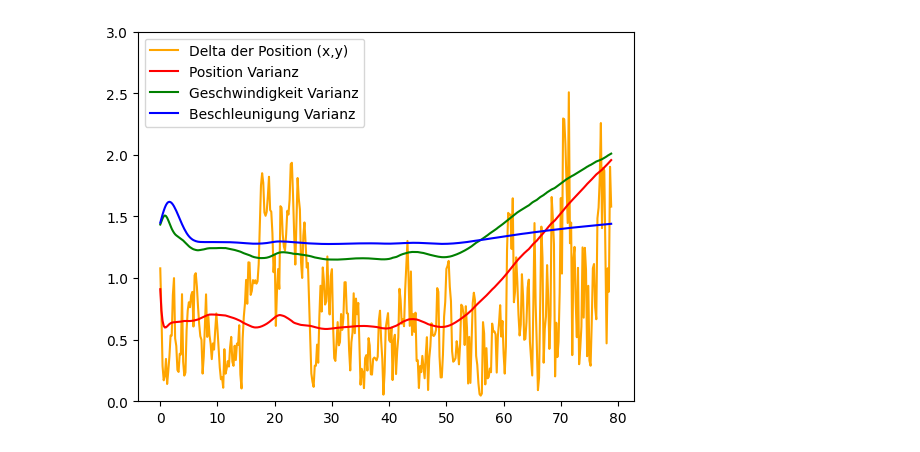
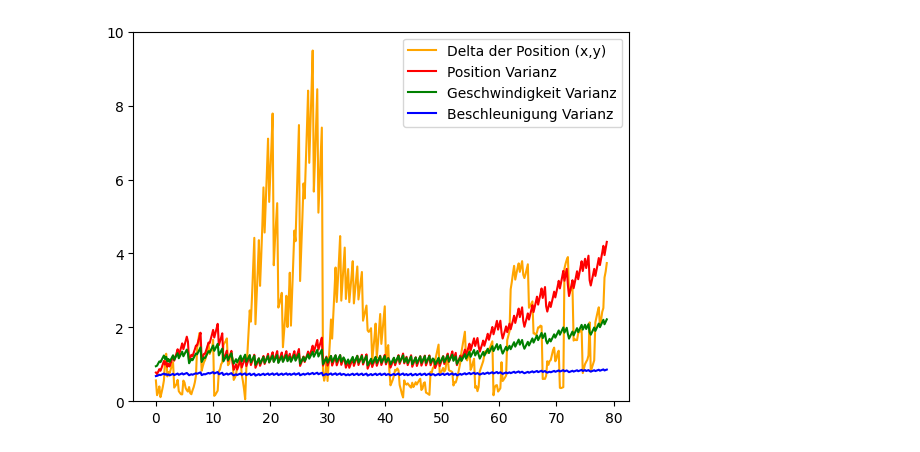
Before and after one commit to tkex/kalman-beacon, a Jupyter notebook: __PythonPrototyping__/UKF/UKF-02-Distanz-Implementierung.ipynb, the cells around one changed output. Cells and saved outputs as stored; diff of their text form; code cells hidden in the pictures.

```diff
--- a/__PythonPrototyping__/UKF/UKF-02-Distanz-Implementierung.ipynb
+++ b/__PythonPrototyping__/UKF/UKF-02-Distanz-Implementierung.ipynb
@@ -1,8 +1,26 @@
 # %%
 import pandas as pd
 
+dT = 0.1  # 10 hz => 100ms
+
+SIGMA_ALPHA_VALUE = 0.4
+SIGMA_BETA_VALUE = 2.0
+SIGMA_KAPPA_VALUE = 1.0
+
+Q_VARIANCE_VALUE = 1
+
+
 # file_path = 'con_vel_basic_log.csv'
-file_path = 'dyn_acc_basic_log.csv'
+# file_path = 'con_vel_beacon_freq_log.csv'
+# file_path = 'con_vel_beacon_flag_AND_freq_log.csv'
+
+# file_path = 'dyn_acc_basic_log.csv'
+# file_path = 'dyn_acc_beacon_freq_log.csv'
+file_path = 'dyn_acc_beacon_flag_AND_freq_log.csv'
+
+
+
+
 
 # Einlesen der Datei
 
@@ -70,14 +88,9 @@ BEACON_POSITIONS = [
                     np.array([df_head['Beacon2_Pos_X'].values[0], df_head['Beacon2_Pos_Y'].values[0]])
                    ]
 
-dT = 0.1 # 10 hz => 100ms
 
 
-SIGMA_ALPHA_VALUE = 0.1
-SIGMA_BETA_VALUE = 2.0
-SIGMA_KAPPA_VALUE = 1.0
 
-Q_VARIANCE_VALUE = 1
 
 # --- ---- --- --- ---- --- --- --- --- --- --- --- --- --- --- --- --- --- --- --- --- --- --- --- --- --- ---
 
@@ -133,10 +146,11 @@ def init_ukf():
     Initialisierung vom UKF.
     """
 
-    sigmas = MerweScaledSigmaPoints(n=6, alpha=0.1, beta=2.0, kappa=1.0)
+    sigmas = MerweScaledSigmaPoints(n=6, alpha=SIGMA_ALPHA_VALUE, beta=SIGMA_BETA_VALUE, kappa=SIGMA_KAPPA_VALUE)
+
 
     # Dim_z 3, da 3 (ein Vektor; 3 Elementen) separate Messungen von h_x zurück gegeben werden
-    ukf = UKF(dim_x=6, dim_z=3, fx=f_x, hx=h_x, dt=dT, points=sigmas)
+    # ukf = UKF(dim_x=6, dim_z=3, fx=f_x, hx=h_x, dt=dT, points=sigmas)
 
     # Initialzustand aus dem ersten Logeintrag holen
     init_state = np.array([
@@ -350,33 +367,33 @@ def calc_delta(uxs, gt):
 
     plt.plot(t, varianz_p, color = 'red', label='Position Varianz')
 
     # --- VELO.
 
     varianz_vx = np.array([P[2,2] for P in uPs])
     varianz_vy = np.array([P[3,3] for P in uPs])
 
     varianz_v = np.sqrt(varianz_vx + varianz_vy)
 
     plt.plot(t, varianz_v, color = 'green', label='Geschwindigkeit Varianz')
 
     # --- ACC.
 
     varianz_ax = np.array([P[4,4] for P in uPs])
     varianz_ay = np.array([P[5,5] for P in uPs])
 
     varianz_a = np.sqrt(varianz_ax + varianz_ay)
 
     plt.plot(t, varianz_a, color = 'blue', label='Beschleunigung Varianz')
 
 
     plt.legend()
 
-    #plt.xlim(-1, 61)
-    plt.ylim(0, 3)
+    # plt.xlim(-1, 20)
+    plt.ylim(0, 10)
 
 
 
 gt= df[['X_GT', 'Y_GT']].values
 calc_delta(uxs, gt)
 # %% [output]
-[figure, old version]
+[figure, new version]
```
Also changed, not shown: parts of 4 cells of this notebook, 41 other files.
